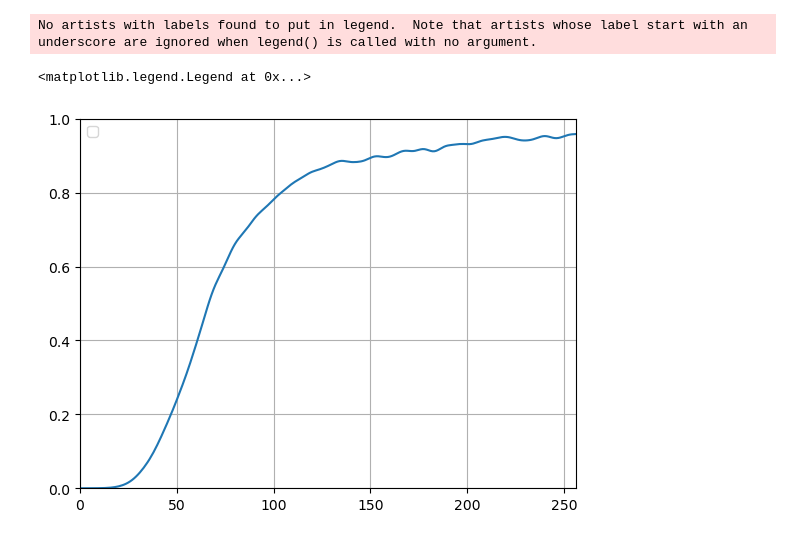
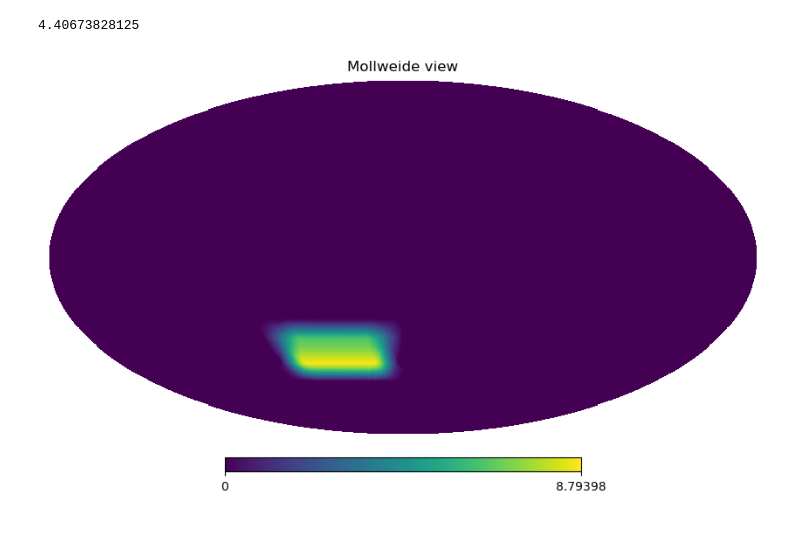
Before and after one commit to catyz/filterbin, a Jupyter notebook: plot.ipynb, the cells around one changed output. Drawn from its saved outputs; the diff is of its cells as text; code cells hidden in the pictures.

```diff
--- a/plot.ipynb
+++ b/plot.ipynb
@@ -97,18 +33,0 @@ pcl /= nmc_transfer
-# %%
-# reload(mylib)
-# fl = mylib.get_fl(cl, pcl, bl, mll, fsky*w2, input_cls[2])
-fl = pcl / bl**2 / fsky / w2 / input_cls[2]
-fl[:2] = 0
-# fl_pure = mylib.get_fl(cl, pcl_pure, bl, mll, fsky*w2, input_cls[2])
-
-plt.plot(fl)
-
-# plt.plot(fl_pure, label='pure')
-plt.xlim([0, 2*nside])
-plt.ylim([0,1])
-plt.grid()
-plt.legend()
-# %% [output]
-No artists with labels found to put in legend.  Note that artists whose label start with an underscore are ignored when legend() is called with no argument.
-<matplotlib.legend.Legend at 0x...>
-[figure, removed]
@@ -151,0 +34,28 @@ std_nl = np.std(nl, axis=0)
+# %%
+qq, qu, uu = hp.read_map(f'obsmat_nside{nside}/out/0/filterbin_invcov.fits', field=[3,4,5])
+mask = np.zeros(npix)
+mask[qq!=0] = 1
+tr = qq + uu
+det = qq * uu - qu * qu
+weight = 0.5 * (tr - np.sqrt(tr ** 2 - 4 * det) )
+
+mask_apo = nmt.mask_apodization(weight, 2, 'C2')
+mask_apo /= np.sqrt(np.mean(mask_apo**2))
+
+hp.mollview(mask_apo)
+fsky = len(mask[mask!=0])/npix
+print(fsky*100)
+
+w2 = np.sum(mask_apo**2)/np.sum(mask)
+w4 = np.sum(mask_apo**4)/np.sum(mask)
+
+R_unapo = sp.sparse.load_npz(f'obsmat_nside{nside}/obsmat.npz')
+
+Z = sp.sparse.diags_array(mask_apo)
+ZZ = sp.sparse.block_diag([Z, Z, Z])
+R = ZZ @ R_unapo
+
+pi_b = sp.sparse.load_npz(f'pi_b_3000.npz')
+# %% [output]
+4.40673828125
+[figure, added]
```
Also changed, not shown: parts of 24 cells of this notebook, 1 other file.
